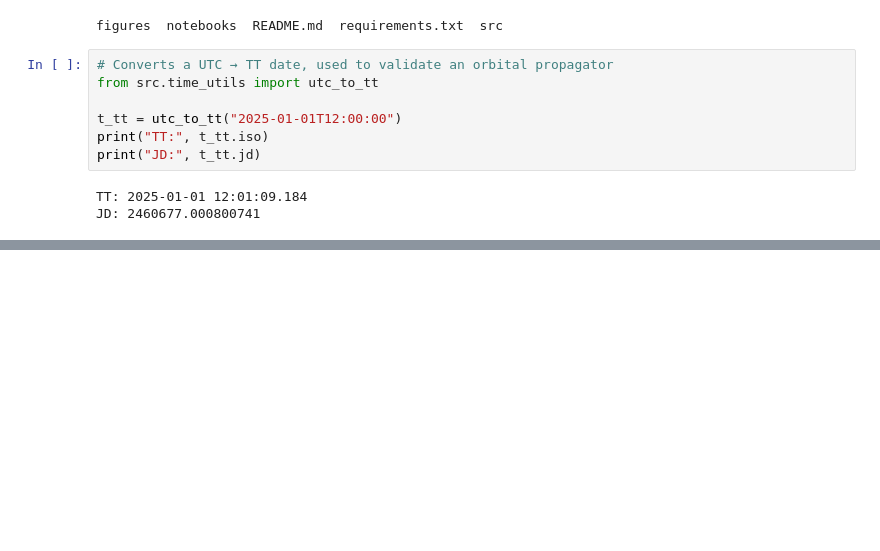
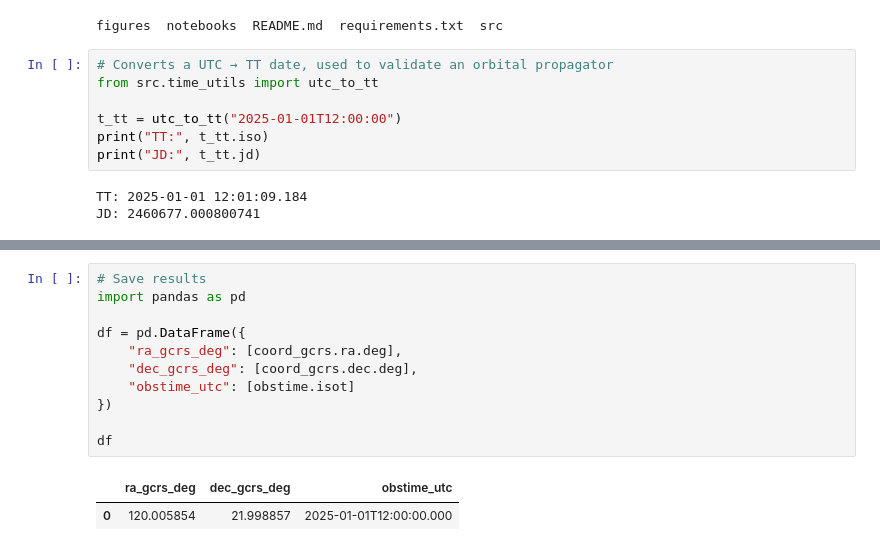
Before and after one commit to MrckHckr/orbit-validation, a Jupyter notebook: notebooks/validation.ipynb, the cells around one changed output, grey strips where cells are left out. Cells and saved outputs as stored; diff of their text form; blank space fills up the shorter version.

```diff
--- a/notebooks/validation.ipynb
+++ b/notebooks/validation.ipynb
@@ -61,0 +114,14 @@ JD: 2460677.000800741
+# %%
+# Save results
+import pandas as pd
+
+df = pd.DataFrame({
+    "ra_gcrs_deg": [coord_gcrs.ra.deg],
+    "dec_gcrs_deg": [coord_gcrs.dec.deg],
+    "obstime_utc": [obstime.isot]
+})
+
+df
+# %% [output]
+|  | ra_gcrs_deg | dec_gcrs_deg | obstime_utc |
+| 0 | 120.005854 | 21.998857 | 2025-01-01T12:00:00.000 |
```
Also changed, not shown: parts of 6 cells of this notebook.
